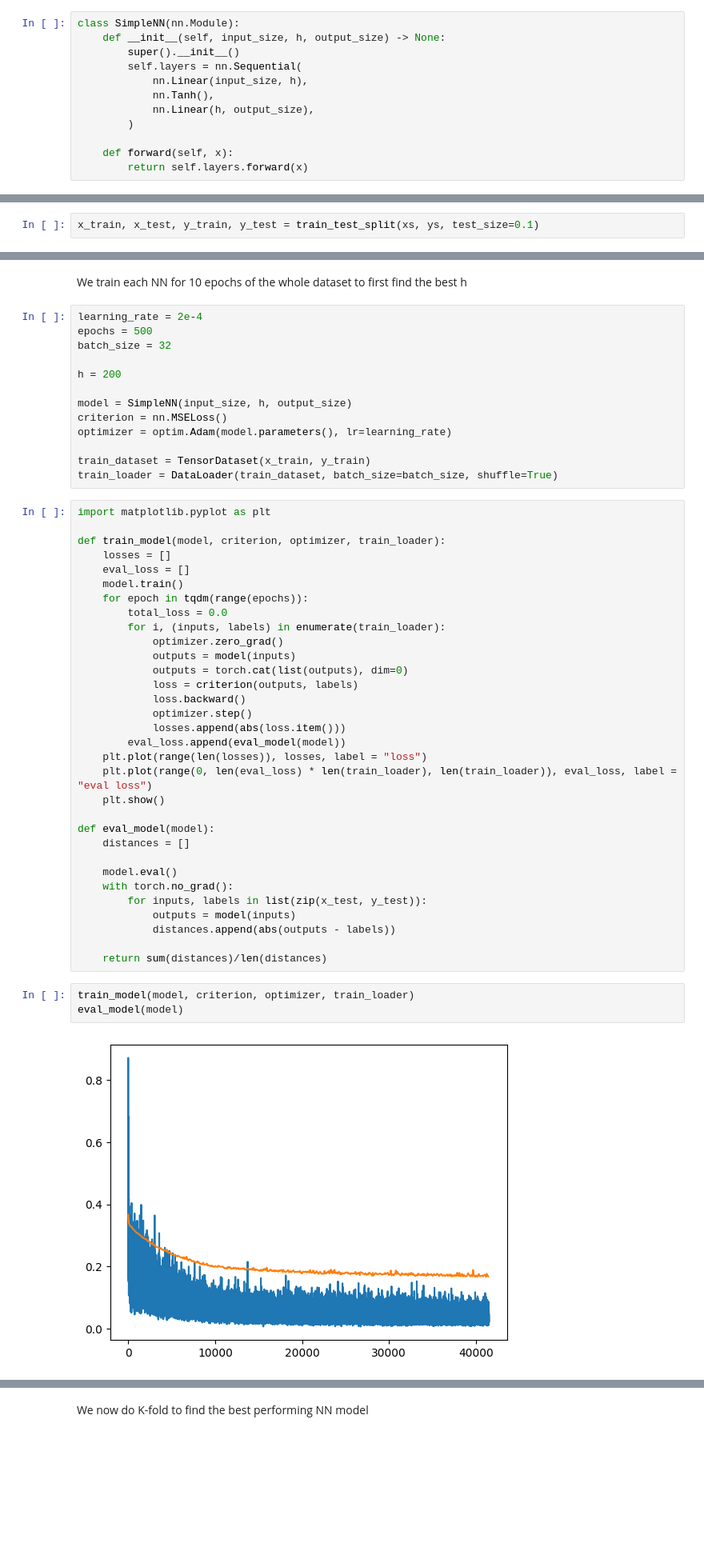
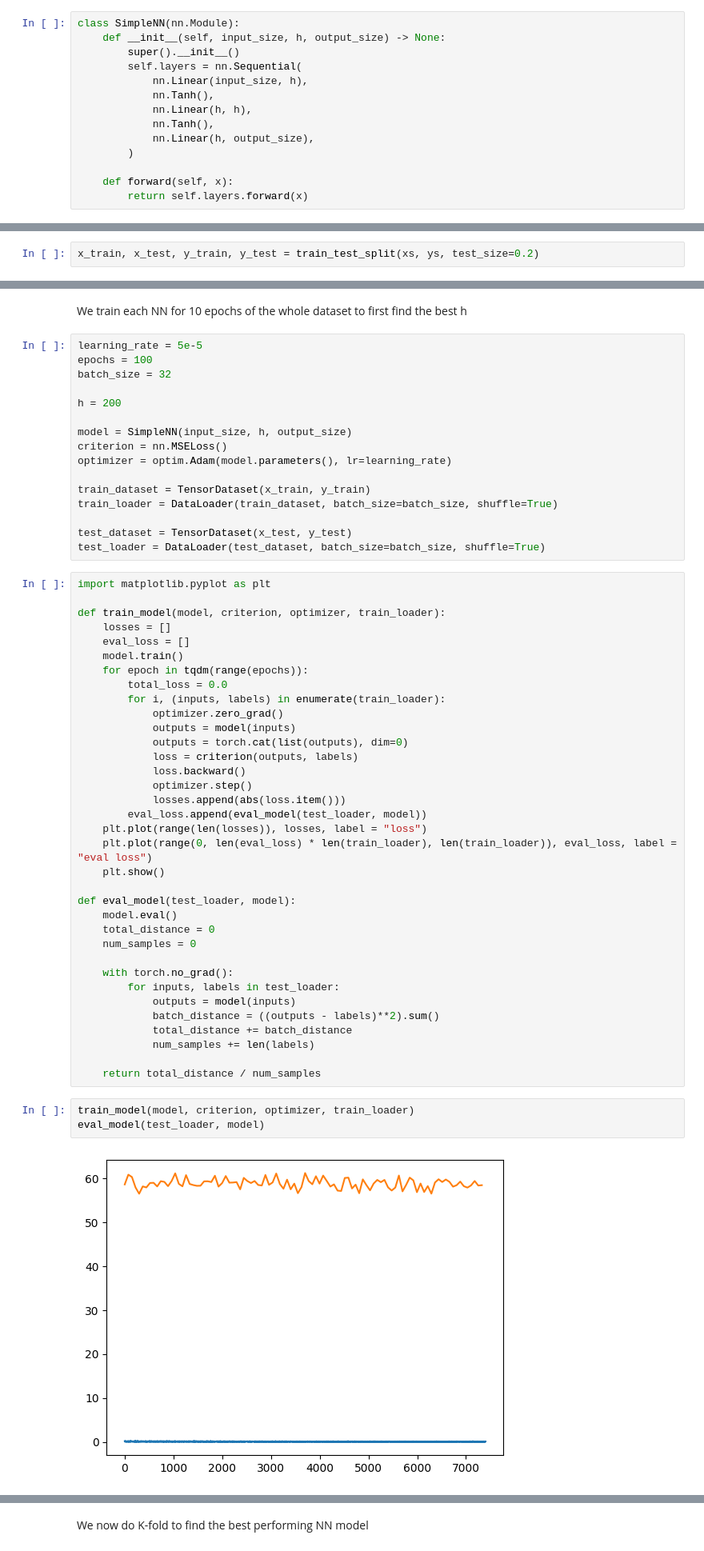
Before and after one commit to Apros7/DTU_MachineLearning, a Jupyter notebook: Project2/ANN_regression.ipynb, the cells around one changed output, grey strips where cells are left out. Shown at 80% size. Drawn from its saved outputs; the diff is of its cells as text; blank space fills up the shorter version.

```diff
--- a/Project2/ANN_regression.ipynb
+++ b/Project2/ANN_regression.ipynb
@@ -51,6 +51,8 @@ class SimpleNN(nn.Module):
         self.layers = nn.Sequential(
             nn.Linear(input_size, h),
             nn.Tanh(),
+            nn.Linear(h, h),
+            nn.Tanh(),
             nn.Linear(h, output_size),
         )
 
@@ -59,4 +61,4 @@ class SimpleNN(nn.Module):
 # %% [markdown]
 Splitting test and train data
 # %%
-x_train, x_test, y_train, y_test = train_test_split(xs, ys, test_size=0.1)
+x_train, x_test, y_train, y_test = train_test_split(xs, ys, test_size=0.2)
@@ -67,8 +95,8 @@ len(x_train), len(x_test)
 # %% [markdown]
 We train each NN for 10 epochs of the whole dataset to first find the best h
 # %%
-learning_rate = 2e-4
-epochs = 500
+learning_rate = 5e-5
+epochs = 100
 batch_size = 32
 
 h = 200
@@ -79,6 +107,9 @@ optimizer = optim.Adam(model.parameters(), lr=learning_rate)
 
 train_dataset = TensorDataset(x_train, y_train)
 train_loader = DataLoader(train_dataset, batch_size=batch_size, shuffle=True)
+
+test_dataset = TensorDataset(x_test, y_test)
+test_loader = DataLoader(test_dataset, batch_size=batch_size, shuffle=True)
 # %%
 import matplotlib.pyplot as plt
 
@@ -96,23 +127,26 @@ def train_model(model, criterion, optimizer, train_loader):
             loss.backward()
             optimizer.step()
             losses.append(abs(loss.item()))
-        eval_loss.append(eval_model(model))
+        eval_loss.append(eval_model(test_loader, model))
     plt.plot(range(len(losses)), losses, label = "loss")
     plt.plot(range(0, len(eval_loss) * len(train_loader), len(train_loader)), eval_loss, label = "eval loss")
     plt.show()
 
-def eval_model(model):
-    distances = []
+def eval_model(test_loader, model):
+    model.eval()
+    total_distance = 0
+    num_samples = 0
 
-    model.eval()
     with torch.no_grad():
-        for inputs, labels in list(zip(x_test, y_test)):
+        for inputs, labels in test_loader:
             outputs = model(inputs)
-            distances.append(abs(outputs - labels))
+            batch_distance = ((outputs - labels)**2).sum()
+            total_distance += batch_distance
+            num_samples += len(labels)
 
-    return sum(distances)/len(distances)
+    return total_distance / num_samples
 # %%
 train_model(model, criterion, optimizer, train_loader)
-eval_model(model)
+eval_model(test_loader, model)
 # %% [output]
-[figure, old version]
+[figure, new version]
```
Also changed, not shown: parts of 6 cells of this notebook, 3 other files.
